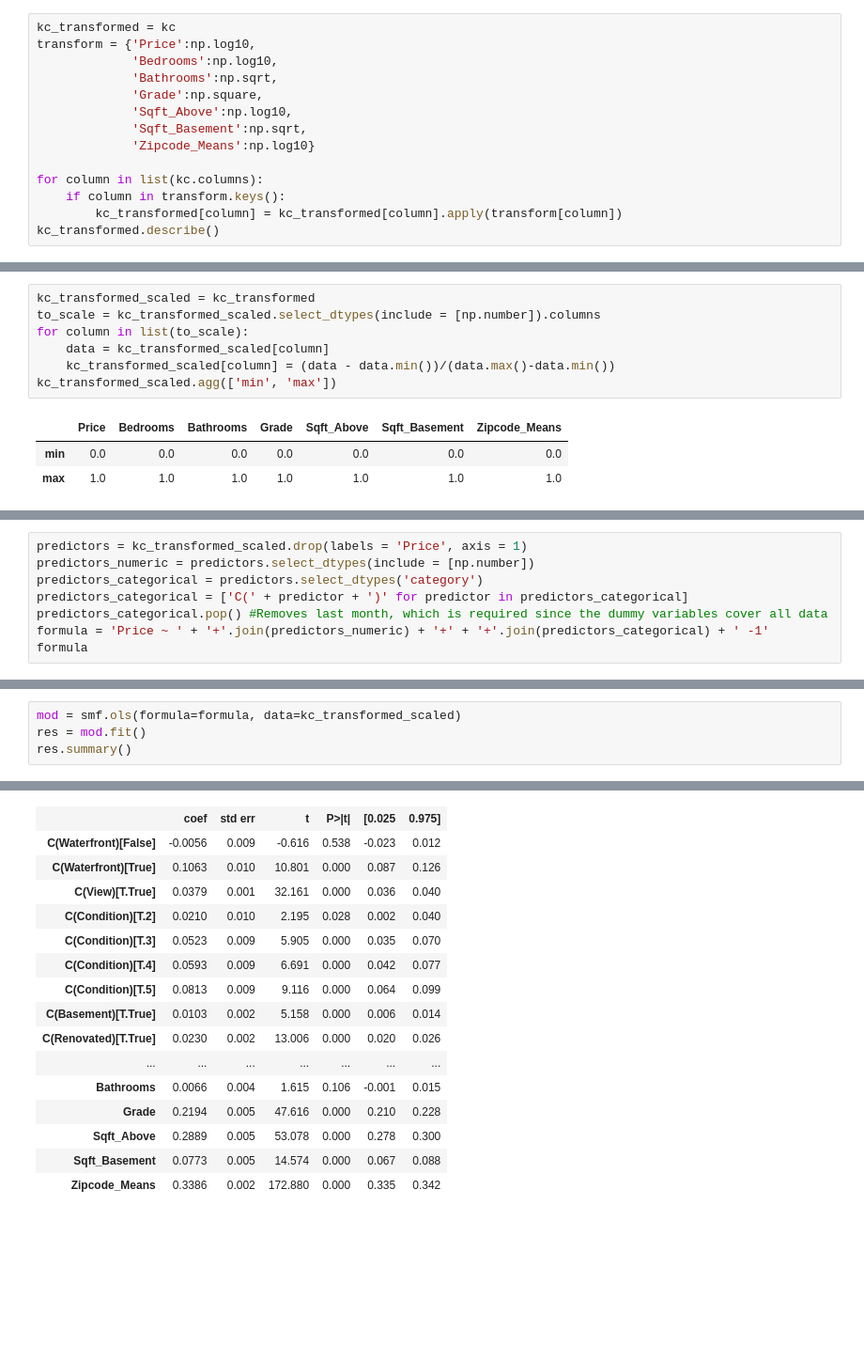
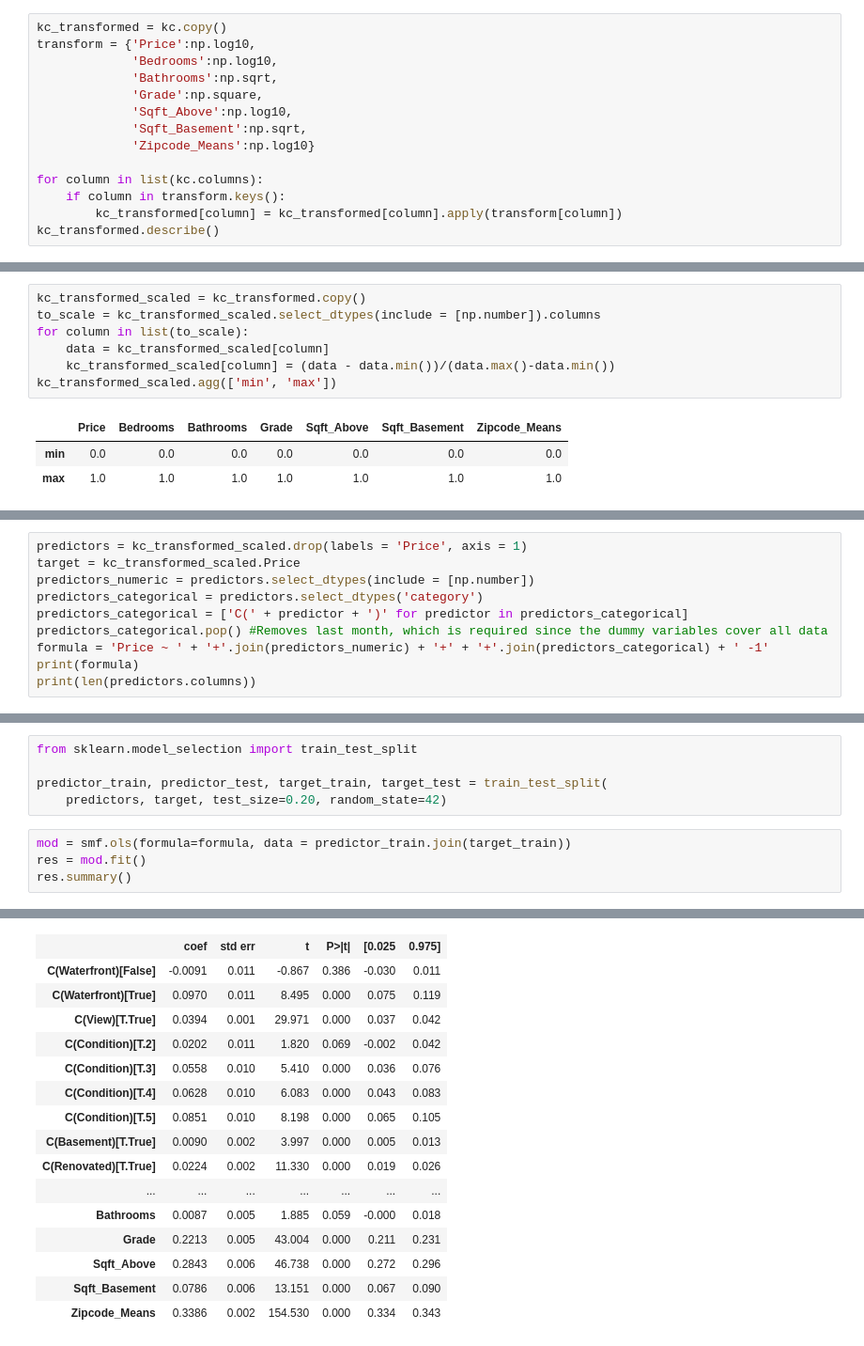
Before and after one commit to pjofrelora/dsc-1-final-project-online-ds-sp-000, a Jupyter notebook: student.ipynb, the cells around one changed output, grey strips where cells are left out. Shown at 94% size. Cells and saved outputs as stored; diff of their text form; blank space fills up the shorter version.

```diff
--- a/student.ipynb
+++ b/student.ipynb
@@ -654,7 +660,7 @@ import statsmodels.api as sm
 # %% [markdown]
 First, I'll transform the data based on the analysis that I performed above.
 # %%
-kc_transformed = kc
+kc_transformed = kc.copy()
 transform = {'Price':np.log10,
              'Bedrooms':np.log10,
              'Bathrooms':np.sqrt,
@@ -680,7 +686,7 @@ kc_transformed.describe()
 # %% [markdown]
 I will normalize the data since the range for each column is significantly different from the others.
 # %%
-kc_transformed_scaled = kc_transformed
+kc_transformed_scaled = kc_transformed.copy()
 to_scale = kc_transformed_scaled.select_dtypes(include = [np.number]).columns
 for column in list(to_scale):
     data = kc_transformed_scaled[column]
@@ -695,9 +701,11 @@ Wonderful! Now I can build the model using the transformed and scaled data.
 # %%
 predictors = kc_transformed_scaled.drop(labels = 'Price', axis = 1)
+target = kc_transformed_scaled.Price
 predictors_numeric = predictors.select_dtypes(include = [np.number])
 predictors_categorical = predictors.select_dtypes('category')
 predictors_categorical = ['C(' + predictor + ')' for predictor in predictors_categorical]
 predictors_categorical.pop() #Removes last month, which is required since the dummy variables cover all data
 formula = 'Price ~ ' + '+'.join(predictors_numeric) + '+' + '+'.join(predictors_categorical) + ' -1'
-formula
+print(formula)
+print(len(predictors.columns))
 # %% [output]
@@ -705,5 +718,10 @@ formula
+# %%
+from sklearn.model_selection import train_test_split
+
+predictor_train, predictor_test, target_train, target_test = train_test_split(
+    predictors, target, test_size=0.20, random_state=42)
 # %%
-mod = smf.ols(formula=formula, data=kc_transformed_scaled)
+mod = smf.ols(formula=formula, data = predictor_train.join(target_train))
 res = mod.fit()
 res.summary()
 # %% [output]
@@ -718,18 +736,18 @@ OLS Regression Results
 | Df Model: | 29 |  |  |
 | Covariance Type: | nonrobust |  |  |
 |  | coef | std err | t | P>|t| | [0.025 | 0.975] |
-| C(Waterfront)[False] | -0.0056 | 0.009 | -0.616 | 0.538 | -0.023 | 0.012 |
-| C(Waterfront)[True] | 0.1063 | 0.010 | 10.801 | 0.000 | 0.087 | 0.126 |
-| C(View)[T.True] | 0.0379 | 0.001 | 32.161 | 0.000 | 0.036 | 0.040 |
-| C(Condition)[T.2] | 0.0210 | 0.010 | 2.195 | 0.028 | 0.002 | 0.040 |
-| C(Condition)[T.3] | 0.0523 | 0.009 | 5.905 | 0.000 | 0.035 | 0.070 |
-| C(Condition)[T.4] | 0.0593 | 0.009 | 6.691 | 0.000 | 0.042 | 0.077 |
-| C(Condition)[T.5] | 0.0813 | 0.009 | 9.116 | 0.000 | 0.064 | 0.099 |
-| C(Basement)[T.True] | 0.0103 | 0.002 | 5.158 | 0.000 | 0.006 | 0.014 |
-| C(Renovated)[T.True] | 0.0230 | 0.002 | 13.006 | 0.000 | 0.020 | 0.026 |
+| C(Waterfront)[False] | -0.0091 | 0.011 | -0.867 | 0.386 | -0.030 | 0.011 |
+| C(Waterfront)[True] | 0.0970 | 0.011 | 8.495 | 0.000 | 0.075 | 0.119 |
+| C(View)[T.True] | 0.0394 | 0.001 | 29.971 | 0.000 | 0.037 | 0.042 |
+| C(Condition)[T.2] | 0.0202 | 0.011 | 1.820 | 0.069 | -0.002 | 0.042 |
+| C(Condition)[T.3] | 0.0558 | 0.010 | 5.410 | 0.000 | 0.036 | 0.076 |
+| C(Condition)[T.4] | 0.0628 | 0.010 | 6.083 | 0.000 | 0.043 | 0.083 |
+| C(Condition)[T.5] | 0.0851 | 0.010 | 8.198 | 0.000 | 0.065 | 0.105 |
+| C(Basement)[T.True] | 0.0090 | 0.002 | 3.997 | 0.000 | 0.005 | 0.013 |
+| C(Renovated)[T.True] | 0.0224 | 0.002 | 11.330 | 0.000 | 0.019 | 0.026 |
 | ... | ... | ... | ... | ... | ... | ... |
-| Bathrooms | 0.0066 | 0.004 | 1.615 | 0.106 | -0.001 | 0.015 |
-| Grade | 0.2194 | 0.005 | 47.616 | 0.000 | 0.210 | 0.228 |
-| Sqft_Above | 0.2889 | 0.005 | 53.078 | 0.000 | 0.278 | 0.300 |
-| Sqft_Basement | 0.0773 | 0.005 | 14.574 | 0.000 | 0.067 | 0.088 |
-| Zipcode_Means | 0.3386 | 0.002 | 172.880 | 0.000 | 0.335 | 0.342 |
+| Bathrooms | 0.0087 | 0.005 | 1.885 | 0.059 | -0.000 | 0.018 |
+| Grade | 0.2213 | 0.005 | 43.004 | 0.000 | 0.211 | 0.231 |
+| Sqft_Above | 0.2843 | 0.006 | 46.738 | 0.000 | 0.272 | 0.296 |
+| Sqft_Basement | 0.0786 | 0.006 | 13.151 | 0.000 | 0.067 | 0.090 |
+| Zipcode_Means | 0.3386 | 0.002 | 154.530 | 0.000 | 0.334 | 0.343 |
```
Also changed, not shown: parts of 35 cells of this notebook.
